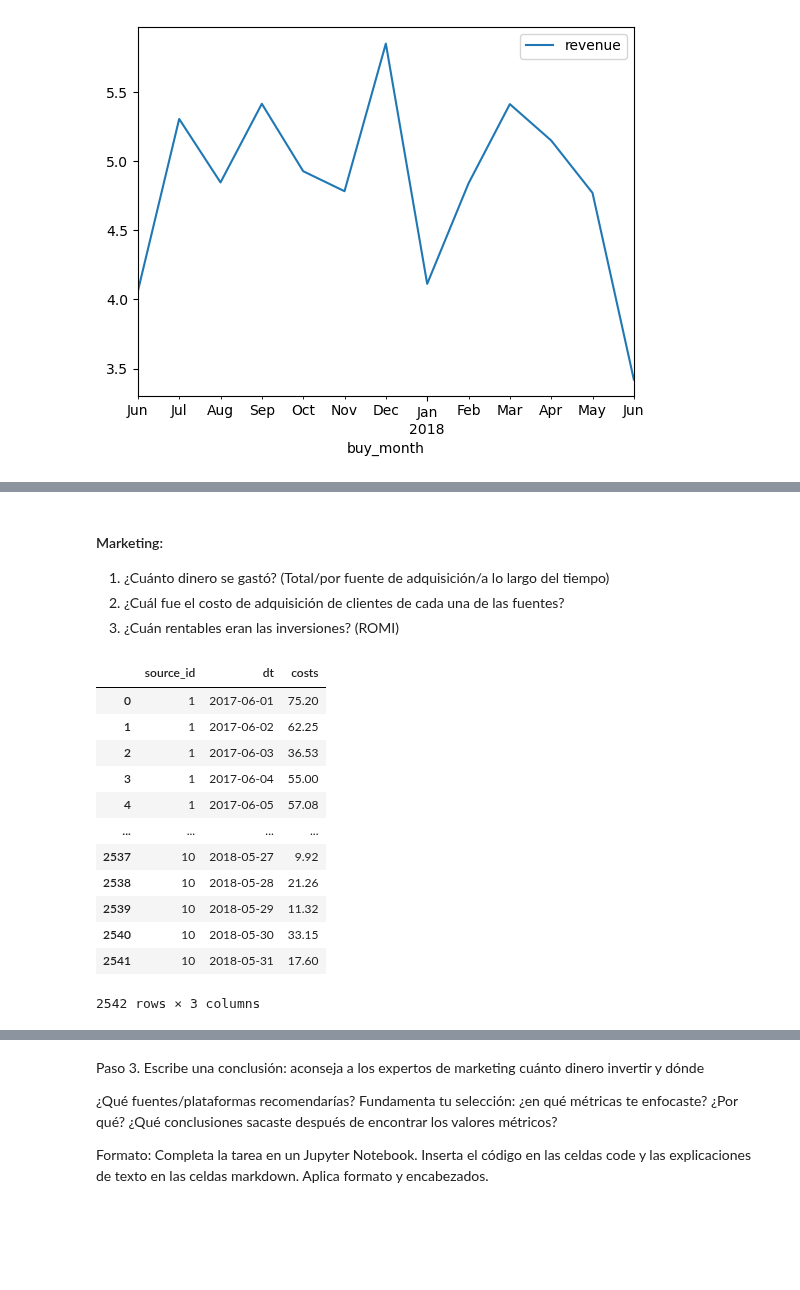
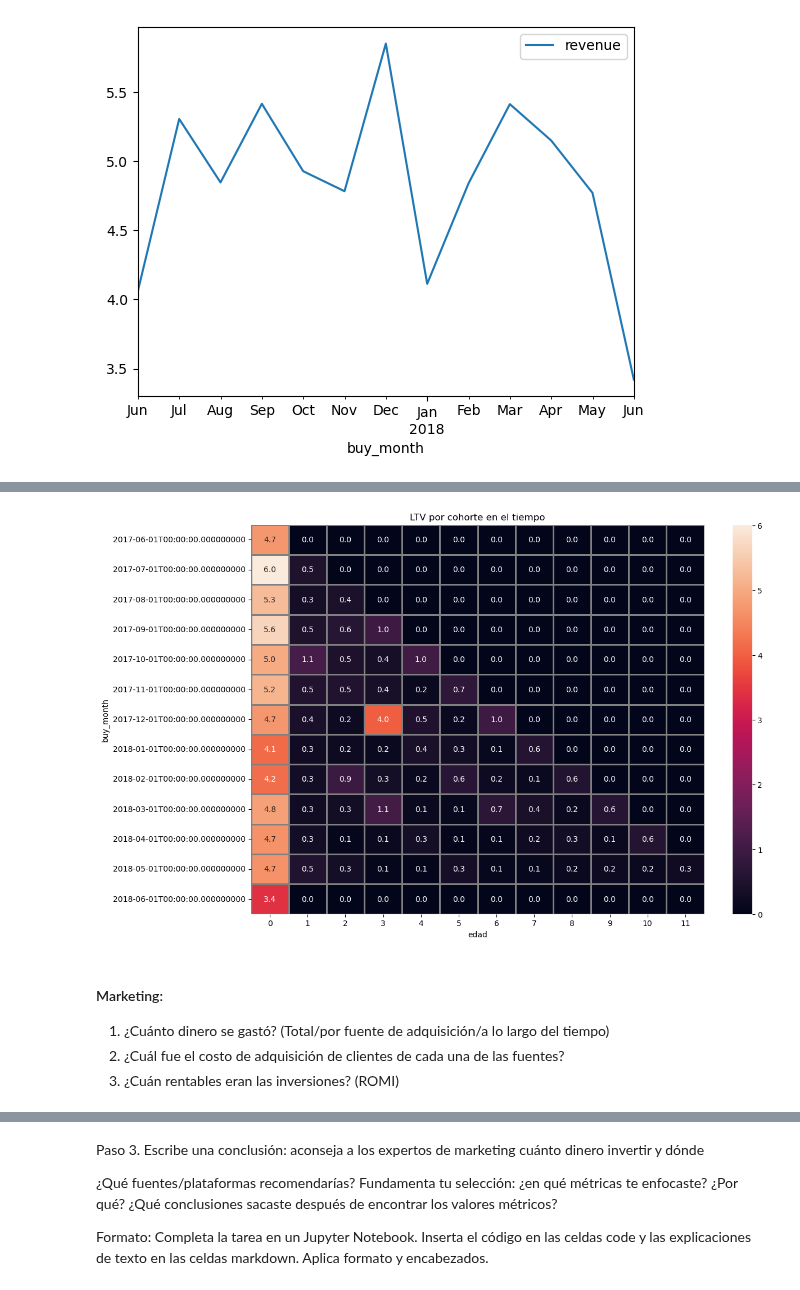
Before and after one commit to hukitan/tripleten, a Jupyter notebook: Proyectos_en_desarrollo/Proyecto 9/proyecto_9.ipynb, the cells around one changed output, grey strips where cells are left out. Saved outputs shown, nothing was run; the diff lists cells and outputs as text; code cells hidden in the pictures; blank space fills up the shorter version.

```diff
--- a/Proyectos_en_desarrollo/Proyecto 9/proyecto_9.ipynb
+++ b/Proyectos_en_desarrollo/Proyecto 9/proyecto_9.ipynb
@@ -438,7 +457,0 @@ ltv
-# %%
-ltv = ltv.merge(cohrt_sizes, on='first_order_month')
-ltv['ltv'] = ltv['n_pedidos'] / ltv['n_usuarios_cohrt']
-ltv
-
-# hacer pivot table y el heatmap
-#agg suma
@@ -458,0 +458,11 @@ ltv
+# %%
+
+ltv['ltv'] = cohortes2["revenue"]["sum"] / ltv['n_usuarios_cohrt']
+# %%
+# hacer pivot table y el heatmap
+# agg suma
+
+ltv_pivot = ltv.pivot_table(index="buy_month", columns="edad", values="ltv", aggfunc="sum")
+
+ltv_pivot.fillna(0, inplace=True)
+ltv_pivot
@@ -459,22 +485,20 @@ ltv
+# %%
+
+plt.figure(figsize=(13, 9))
+plt.title('LTV por cohorte en el tiempo')
+sns.heatmap(
+    ltv_pivot,
+    annot=True,
+    fmt='.1f',
+    linewidths=1,
+    linecolor='gray',
+)
+plt.show()
+# %% [output]
+[figure, added]
 # %% [markdown]
 
 #### Marketing:
  1. ¿Cuánto dinero se gastó?  (Total/por fuente de adquisición/a lo largo del tiempo)
  2. ¿Cuál fue el costo de adquisición de clientes de cada una de las fuentes?
  3. ¿Cuán rentables eran las inversiones? (ROMI)
-# %%
-cost
-# %% [output]
-|  | source_id | dt | costs |
-| 0 | 1 | 2017-06-01 | 75.20 |
-| 1 | 1 | 2017-06-02 | 62.25 |
-| 2 | 1 | 2017-06-03 | 36.53 |
-| 3 | 1 | 2017-06-04 | 55.00 |
-| 4 | 1 | 2017-06-05 | 57.08 |
-| ... | ... | ... | ... |
-| 2537 | 10 | 2018-05-27 | 9.92 |
-| 2538 | 10 | 2018-05-28 | 21.26 |
-| 2539 | 10 | 2018-05-29 | 11.32 |
-| 2540 | 10 | 2018-05-30 | 33.15 |
-| 2541 | 10 | 2018-05-31 | 17.60 |
-2542 rows × 3 columns
```
Also changed, not shown: parts of 11 cells of this notebook.
